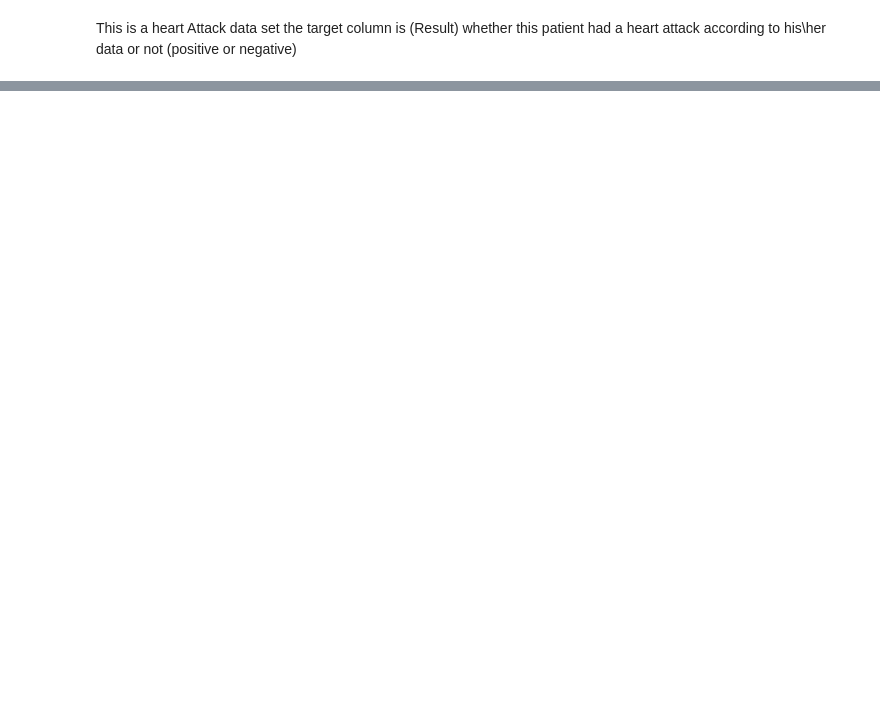
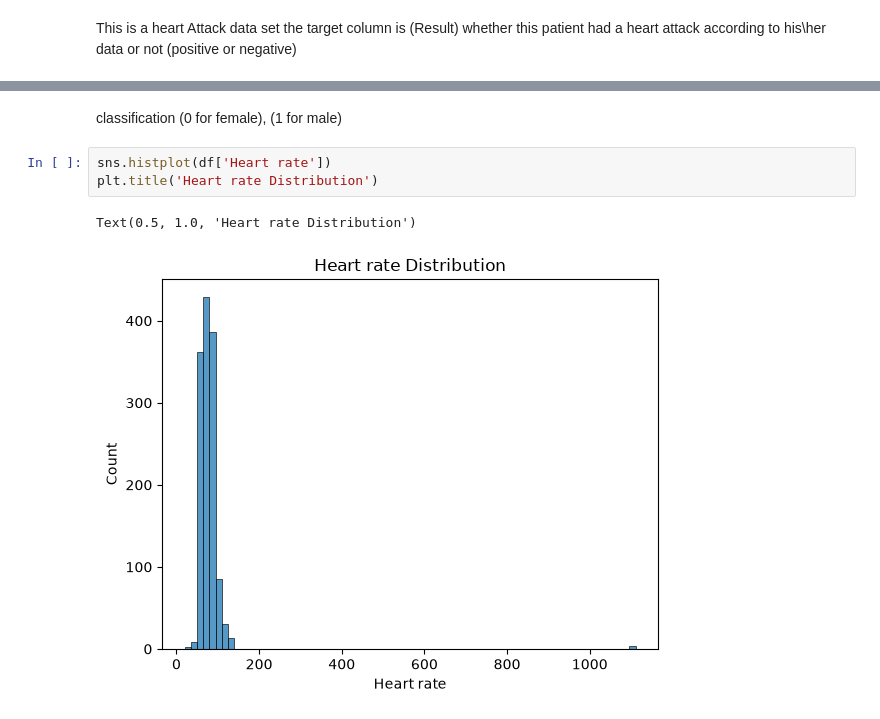
Before and after one commit to Nour-Tamimi/BinXtraining, a Jupyter notebook: IndividualProject/Project.ipynb, the cells around one changed output, grey strips where cells are left out. Cells and saved outputs as stored; diff of their text form; blank space fills up the shorter version.

```diff
--- a/IndividualProject/Project.ipynb
+++ b/IndividualProject/Project.ipynb
@@ -51,0 +70,8 @@ This is a heart Attack data set the target column is (Result) whether this patie
+# %% [markdown]
+classification (0 for female), (1 for male)
+# %%
+sns.histplot(df['Heart rate'])
+plt.title('Heart rate Distribution')
+# %% [output]
+Text(0.5, 1.0, 'Heart rate Distribution')
+[figure, added]
```
Also changed, not shown: parts of 18 cells of this notebook, 5 other files.
